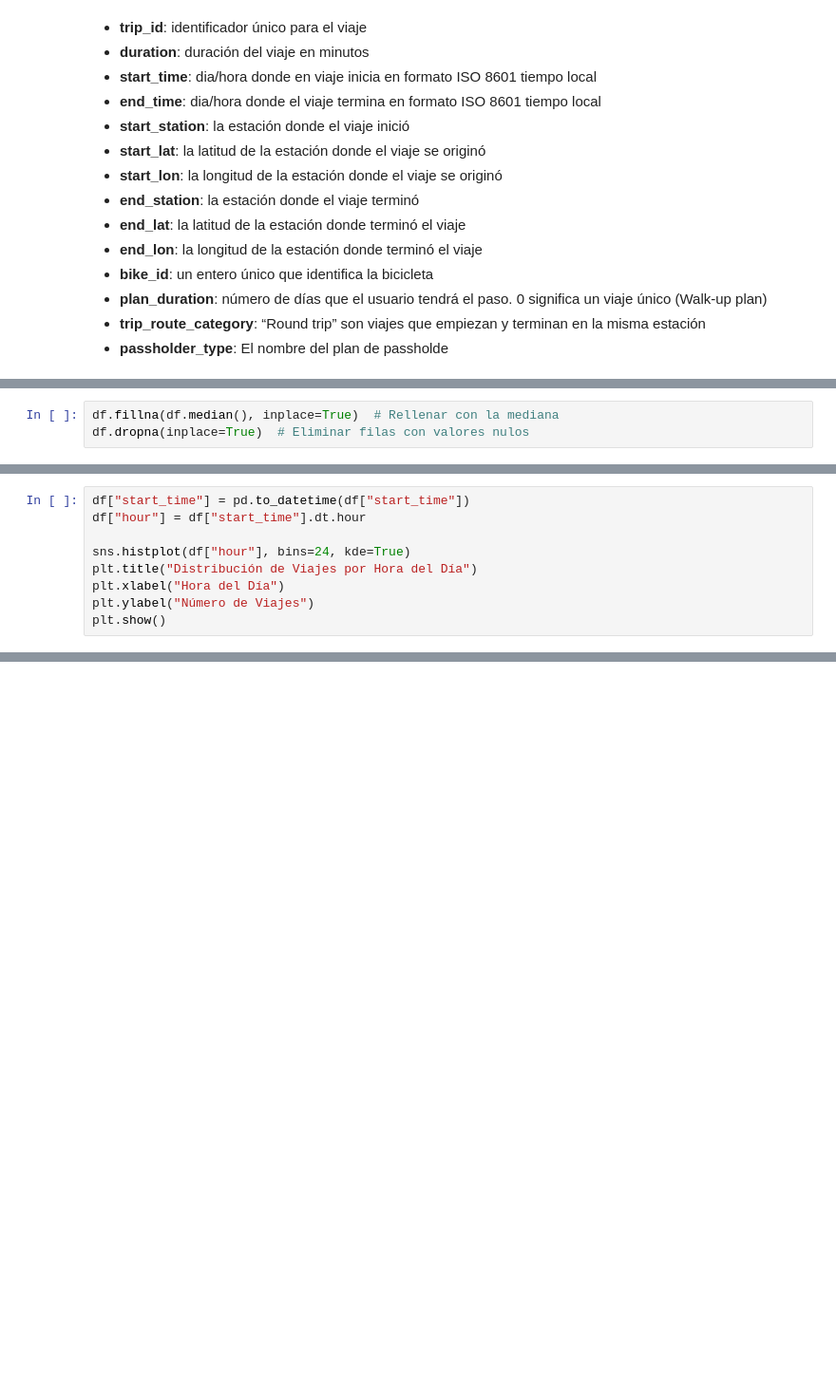
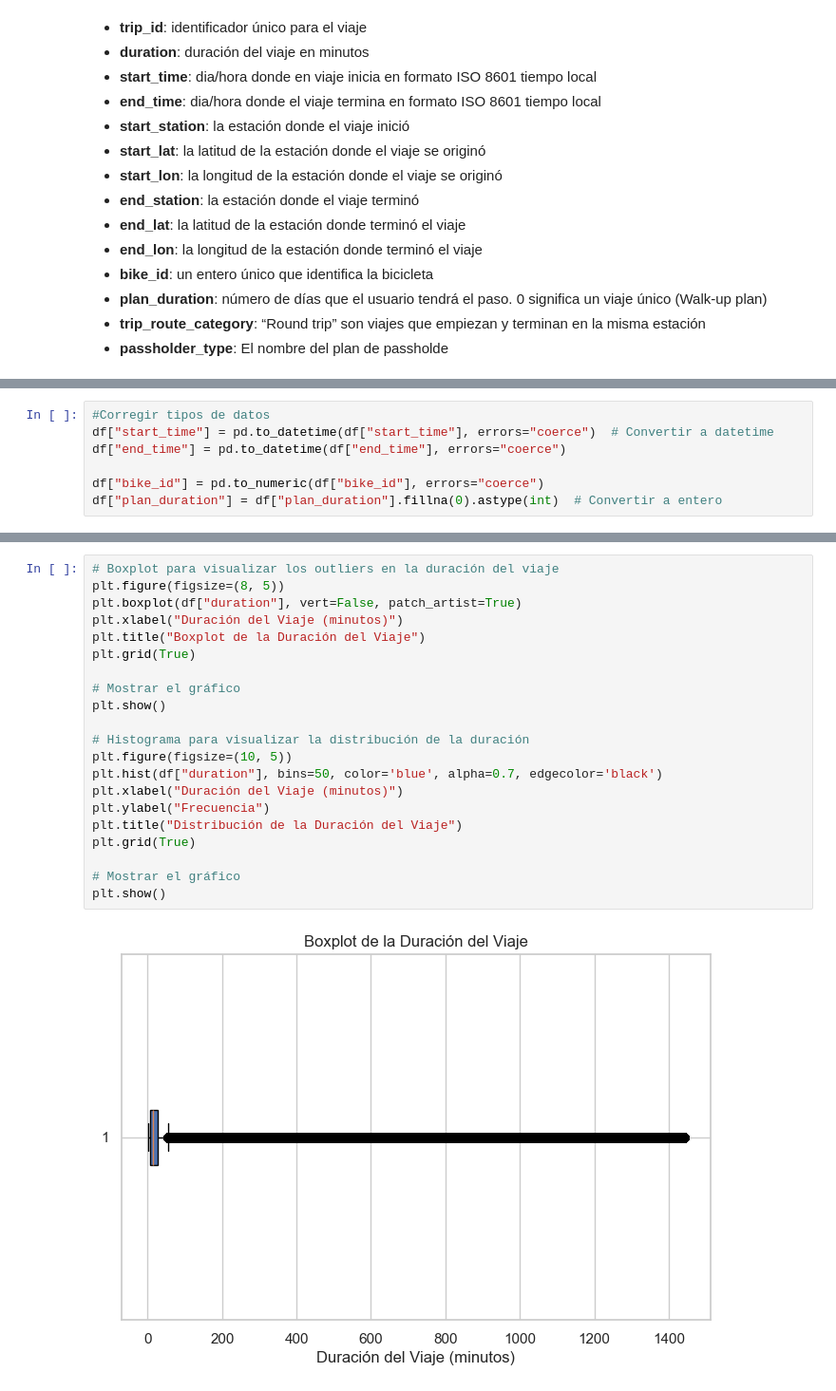
Before and after one commit to JosephFaster/arkon_ds, a Jupyter notebook: notebooks/EDA.ipynb, the cells around one changed output, grey strips where cells are left out. Shown at 95% size. Cells and saved outputs as stored; diff of their text form; blank space fills up the shorter version.

```diff
--- a/notebooks/EDA.ipynb
+++ b/notebooks/EDA.ipynb
@@ -118,3 +155,0 @@ Name: count, dtype: int64
-# %%
-df.fillna(df.median(), inplace=True)  # Rellenar con la mediana
-df.dropna(inplace=True)  # Eliminar filas con valores nulos
@@ -127,9 +155,0 @@ plt.show()
-# %%
-df["start_time"] = pd.to_datetime(df["start_time"])
-df["hour"] = df["start_time"].dt.hour
-
-sns.histplot(df["hour"], bins=24, kde=True)
-plt.title("Distribución de Viajes por Hora del Día")
-plt.xlabel("Hora del Día")
-plt.ylabel("Número de Viajes")
-plt.show()
@@ -144,0 +240,7 @@ plt.show()
+# %%
+#Corregir tipos de datos
+df["start_time"] = pd.to_datetime(df["start_time"], errors="coerce")  # Convertir a datetime
+df["end_time"] = pd.to_datetime(df["end_time"], errors="coerce")
+
+df["bike_id"] = pd.to_numeric(df["bike_id"], errors="coerce")
+df["plan_duration"] = df["plan_duration"].fillna(0).astype(int)  # Convertir a entero
@@ -144,0 +317,23 @@ plt.show()
+# %%
+# Boxplot para visualizar los outliers en la duración del viaje
+plt.figure(figsize=(8, 5))
+plt.boxplot(df["duration"], vert=False, patch_artist=True)
+plt.xlabel("Duración del Viaje (minutos)")
+plt.title("Boxplot de la Duración del Viaje")
+plt.grid(True)
+
+# Mostrar el gráfico
+plt.show()
+
+# Histograma para visualizar la distribución de la duración
+plt.figure(figsize=(10, 5))
+plt.hist(df["duration"], bins=50, color='blue', alpha=0.7, edgecolor='black')
+plt.xlabel("Duración del Viaje (minutos)")
+plt.ylabel("Frecuencia")
+plt.title("Distribución de la Duración del Viaje")
+plt.grid(True)
+
+# Mostrar el gráfico
+plt.show()
+# %% [output]
+[figure, added]
```
Also changed, not shown: parts of 26 cells of this notebook, 3 other files.
